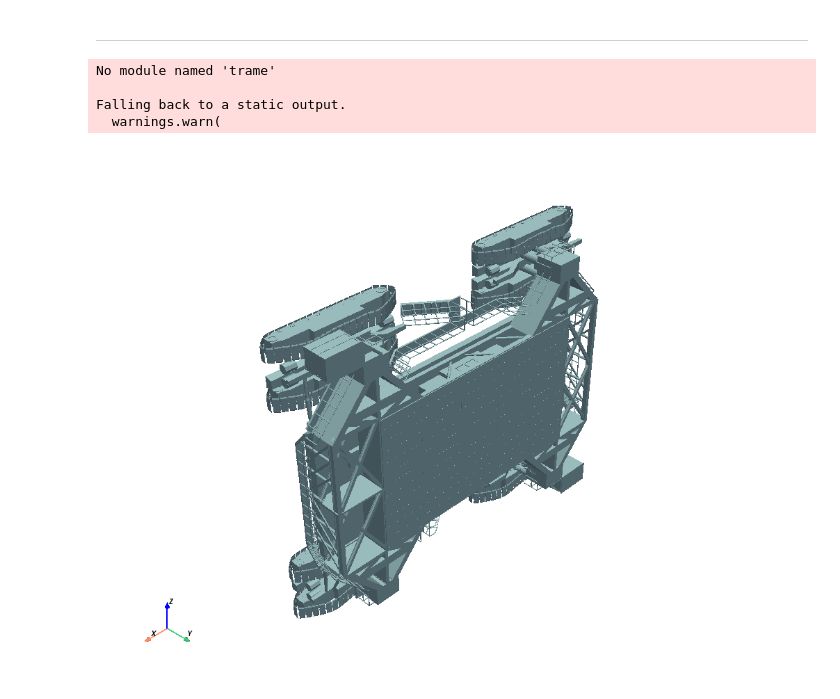
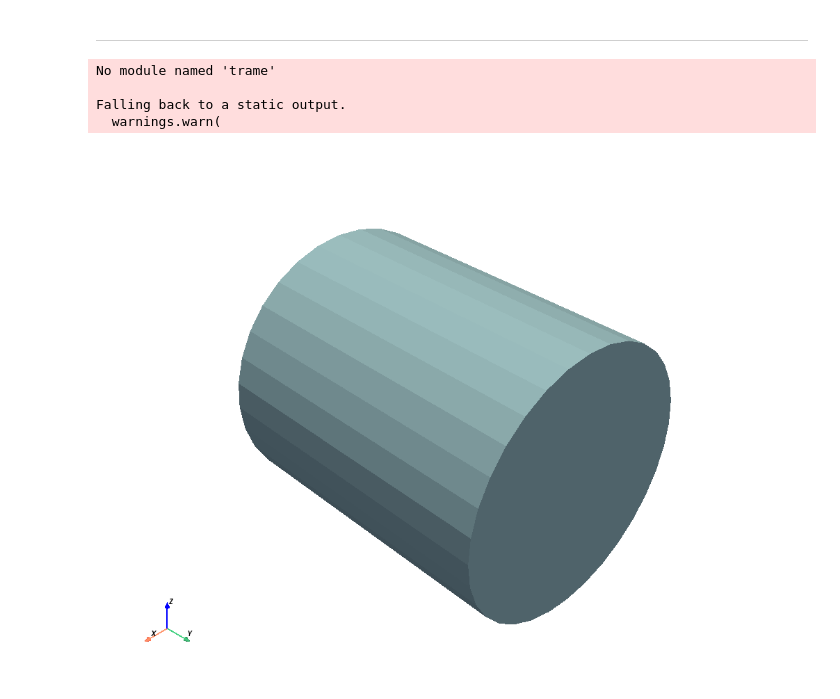
Before and after one commit to dipanjan92/Primitive-Intersection, a Jupyter notebook: test_hlbvh.ipynb, the cells around one changed output. Drawn from its saved outputs; the diff is of its cells as text; code cells hidden in the pictures.

```diff
--- a/test_hlbvh.ipynb
+++ b/test_hlbvh.ipynb
@@ -18,30 +18,30 @@ from utils.misc import get_floor
 # %%
 #load object
 
 sphere_path = "objects/sphere.obj"
 cylinder_path = "objects/cylinder.obj"
 rabbit = "objects/rabbit.obj"
 carrot = "objects/carrot.obj"
 plane = "objects/plane.obj"
 squirrel = "objects/squirrel.obj"
 tree = "objects/broad_deciduous_tree_green_leaves.obj"
 ant = "objects/ant.obj"
 fireball = "objects/fireball.obj"
 dragon = "objects/dragon.obj"
 crawler = "objects/crawler.obj" # warning - large file!!
 
 
-file_path = crawler
+file_path = cylinder_path
 
 path = Path(file_path).resolve()
 mesh = pv.read(path)
 mesh.plot()
 # %% [output]
 No module named 'trame'
 
 Falling back to a static output.
   warnings.warn(
-[figure, old version]
+[figure, new version]
 # %%
 mesh = mesh.triangulate()
 points = np.ascontiguousarray(mesh.points)
```
Also changed, not shown: parts of 10 cells of this notebook, 2 other files.
